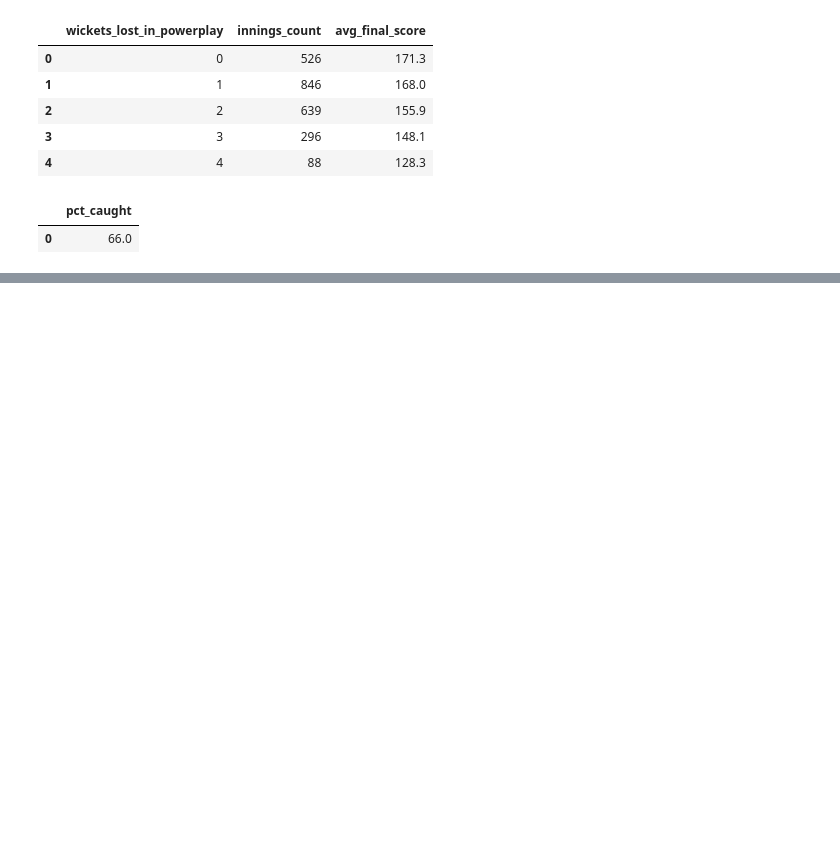
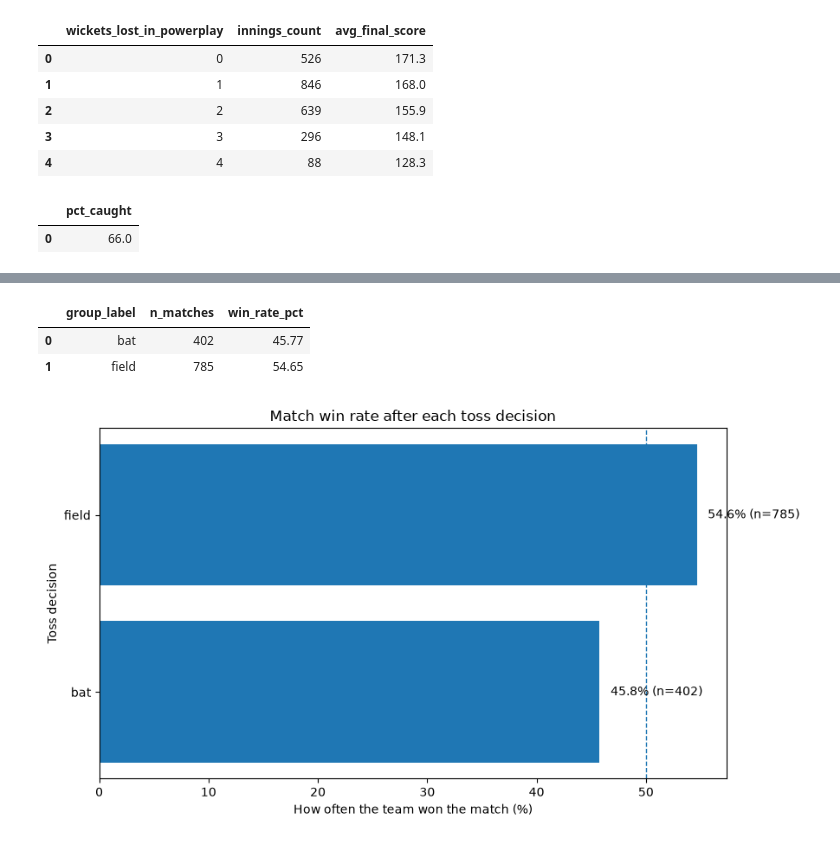
Before and after one commit to midlajmuhammad/ipl-cricket-analytics, a Jupyter notebook: notebooks/03_analysis.ipynb, the cells around one changed output, grey strips where cells are left out. Cells and saved outputs as stored; diff of their text form; code cells hidden in the pictures; blank space fills up the shorter version.

```diff
--- a/notebooks/03_analysis.ipynb
+++ b/notebooks/03_analysis.ipynb
@@ -2759,0 +2911,65 @@ WHERE is_wicket = 1;
+# %%
+g3_df = q("""
+SELECT
+    toss_decision AS group_label,
+    COUNT(*) AS n_matches,
+    ROUND(
+        100.0 * SUM(
+            CASE
+                WHEN toss_winner = match_winner THEN 1
+                ELSE 0
+            END
+        ) / COUNT(*),
+        2
+    ) AS win_rate_pct
+FROM matches_clean
+WHERE result = 'win'
+GROUP BY toss_decision;
+""")
+
+g3_df
+# %% [output]
+|  | group_label | n_matches | win_rate_pct |
+| 0 | bat | 402 | 45.77 |
+| 1 | field | 785 | 54.65 |
+# %%
+df = g3_df.copy()
+
+labels = df["group_label"]
+rates = df["win_rate_pct"]
+counts = df["n_matches"]
+
+fig, ax = plt.subplots(figsize=(9, 5))
+
+bars = ax.barh(labels, rates)
+
+ax.axvline(
+    50,
+    linestyle="--",
+    linewidth=1
+)
+
+ax.set_title("Match win rate after each toss decision")
+ax.set_xlabel("How often the team won the match (%)")
+ax.set_ylabel("Toss decision")
+
+for bar, rate, n in zip(bars, rates, counts):
+    ax.text(
+        rate + 1,
+        bar.get_y() + bar.get_height() / 2,
+        f"{rate:.1f}% (n={int(n)})",
+        va="center"
+    )
+
+fig.tight_layout()
+
+fig.savefig(
+    FIG_DIR / "toss_split.png",
+    dpi=200,
+    bbox_inches="tight"
+)
+
+plt.show()
+plt.close(fig)
+# %% [output]
+[figure, added]
```
Also changed, not shown: parts of 12 cells of this notebook, 6 other files.
